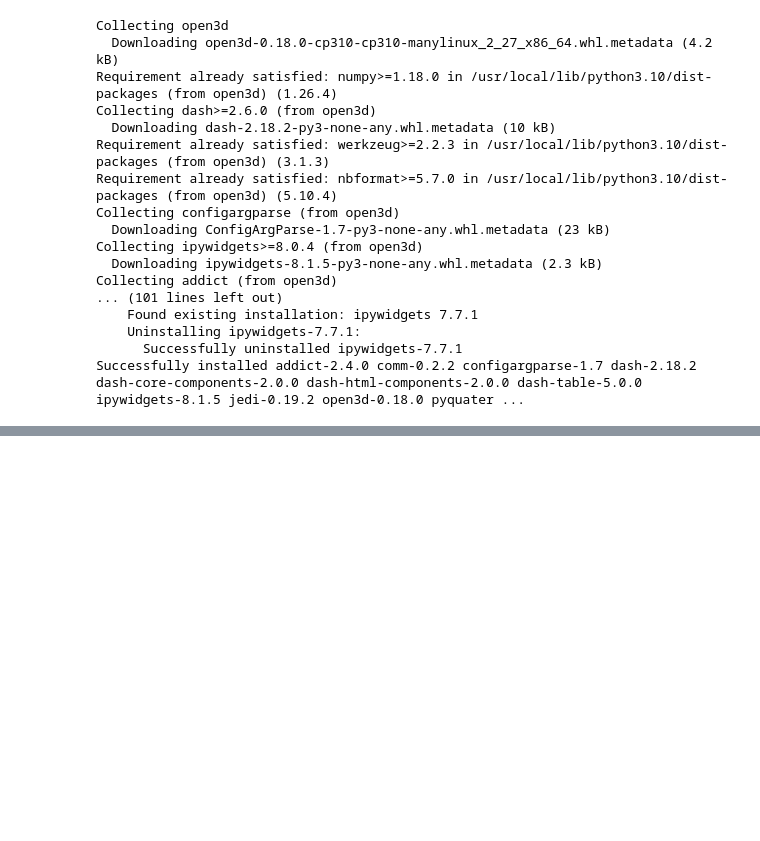
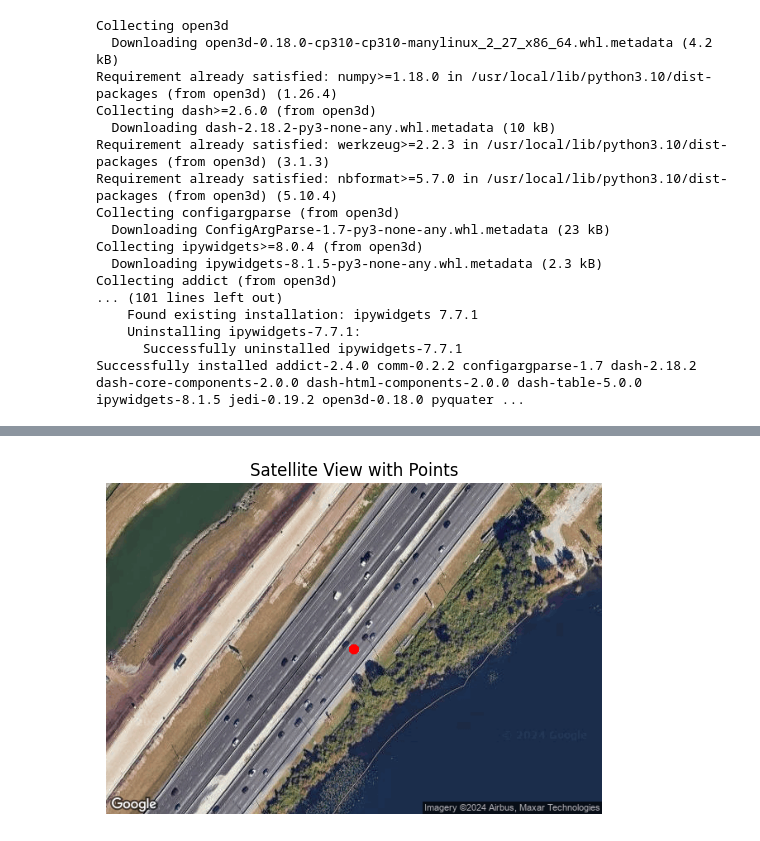
Before and after one commit to KFrimps/Detecting-road-components-that-cause-road-accidents-using-Google-Street-View-and-3D-Point-Cloud-Data, a Jupyter notebook: Untitled3.ipynb, the cells around one changed output, grey strips where cells are left out. Saved outputs shown, nothing was run; the diff lists cells and outputs as text; code cells hidden in the pictures; blank space fills up the shorter version.

```diff
--- a/Untitled3.ipynb
+++ b/Untitled3.ipynb
@@ -328,6 +310,6 @@ from pathlib import Path
 # %%
 # import depth anything model small, base, and large
 processor = AutoImageProcessor.from_pretrained("LiheYoung/depth-anything-large-hf")
-model = AutoModelForDepthEstimation.from_pretrained("LiheYoung/depth-anything-large-hf").to("cpu")
+model = AutoModelForDepthEstimation.from_pretrained("LiheYoung/depth-anything-large-hf").to("cuda")
 
 print(model.config)
@@ -372,7 +372,7 @@ for filename in os.listdir(panoptic_images_folder):
         image = cv2.cvtColor(image, cv2.COLOR_BGR2RGB)  # Convert to RGB
 
         # Preprocess the image
-        input = processor(images=image, return_tensors="pt").to("cpu")
+        input = processor(images=image, return_tensors="pt").to("cuda")
 
         # Infer depth
         with torch.no_grad():
@@ -468,7 +486,7 @@ def create_point_cloud(depth_image, color_image, camera_intrinsics=None, scale_r
   cloud.points = o3d.utility.Vector3dVector(point_image.reshape(-1, 3))
   cloud.colors = o3d.utility.Vector3dVector(color_image.reshape(-1, 3) / 255.0)
 
-  return cloud
+  return cloud, point_image
 # %%
 # Path to depth images folder
 depth_image_path = "/content/drive/MyDrive/Colab Notebooks/GSV Project/Depth IMGs"
@@ -510,8 +528,8 @@ for i in range(num_images):
     if len(depth_image.shape) == 3 and depth_image.shape[2] == 3:  # Assuming it's RGB
         depth_image = depth_image.mean(axis=2)  # Convert to grayscale by averaging channels
 
-    # Create and save point cloud
-    cloud = create_point_cloud(depth_image, color_image)
+    # Create and save point cloud, and get point_image
+    cloud, point_image = create_point_cloud(depth_image, color_image) # Get point_image
     output_filename = depth_image_filenames[i][:-4] + ".ply"  # Change extension to .ply
     o3d.io.write_point_cloud(os.path.join(point_cloud_path, output_filename), cloud)
 
@@ -580,0 +630,7 @@ UnidentifiedImageError: cannot identify image file <_io.BytesIO object at 0x...>
+# %%
+plt.imshow(overlayed_image)
+plt.axis('off')  # Turn off axis labels
+plt.title("Satellite View with Points")
+plt.show()
+# %% [output]
+[figure, added]
```
Also changed, not shown: parts of 6 cells of this notebook.
